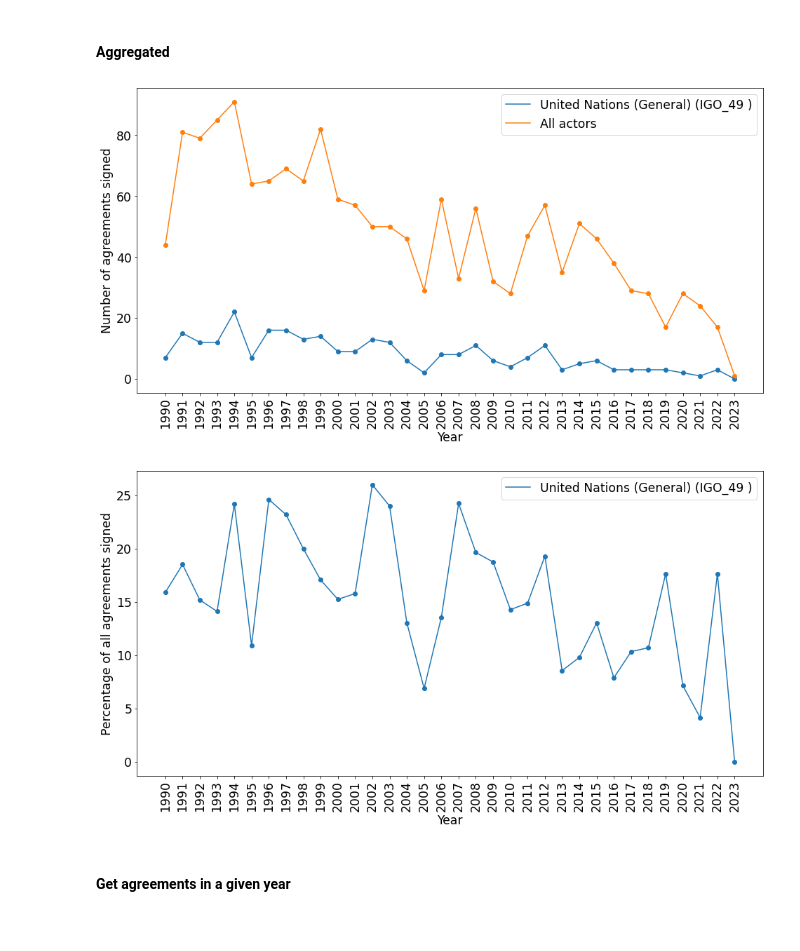
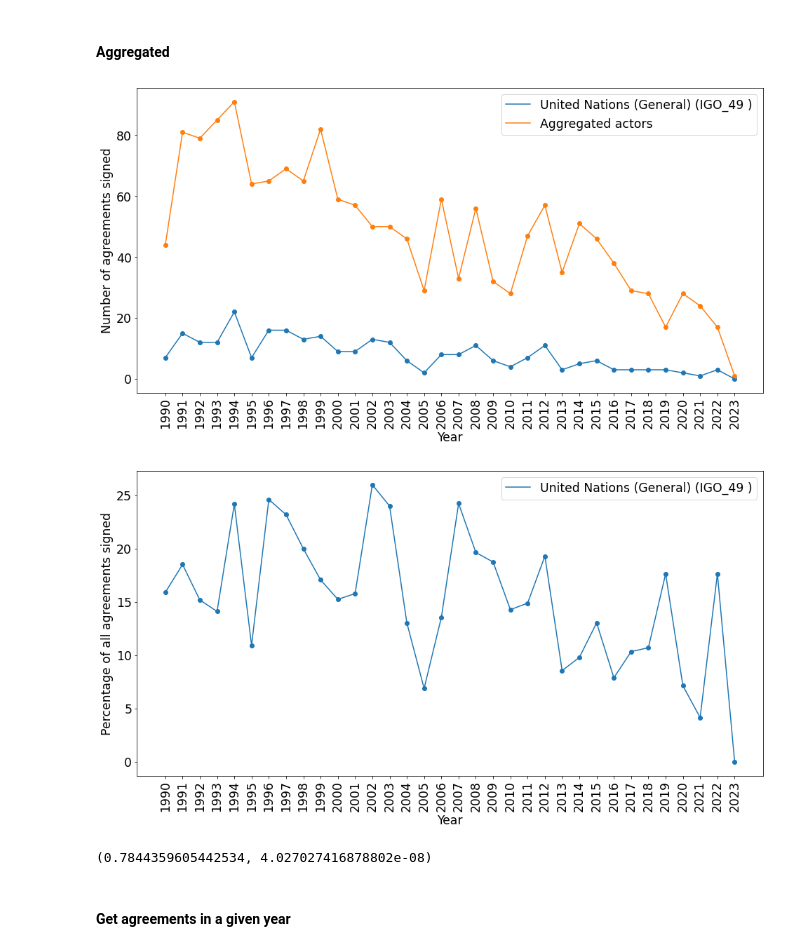
Before and after one commit to roybgardner/agreements-actors, a Jupyter notebook: un_analysis.ipynb, the cells around one changed output. Cells and saved outputs as stored; diff of their text form; code cells hidden in the pictures.

```diff
--- a/un_analysis.ipynb
+++ b/un_analysis.ipynb
@@ -315,36 +308,41 @@ for j,v in enumerate(matrix_t[actor_index]):
 #print(len(year_vector),sum(year_vector))
 #print(list(zip(year_list,ag_year_vector,year_vector)))
 
 
 x = range(0,len(year_vector))
 
 f = plt.figure(figsize=(16,8))
 plt.plot(x,year_vector,label=actor_label)
 plt.scatter(x,year_vector)
-plt.plot(x,ag_year_vector,label='All actors')
+plt.plot(x,ag_year_vector,label='Aggregated actors')
 plt.scatter(x,ag_year_vector)
 plt.ylabel('Number of agreements signed',fontsize='xx-large')
 plt.yticks(fontsize='xx-large')
 plt.xlabel('Year',fontsize='xx-large')
 plt.xticks(x,year_list,rotation=90,fontsize='xx-large')
 plt.legend(fontsize='xx-large')
 plt.show()
 
 # As proportion of agreements in a year
 percent_vector = [round((v/ag_year_vector[i])*100,3) for i,v in enumerate(year_vector)]
 
 f = plt.figure(figsize=(16,8))
 plt.plot(x,percent_vector,label=actor_label)
 plt.scatter(x,percent_vector)
 plt.ylabel('Percentage of all agreements signed',fontsize='xx-large')
 plt.yticks(fontsize='xx-large')
 plt.xlabel('Year',fontsize='xx-large')
 plt.xticks(x,year_list,rotation=90,fontsize='xx-large')
 plt.legend(fontsize='xx-large')
 plt.show()
+
+print()
+
+print(stats.pearsonr(year_vector,percent_vector))
 # %% [output]
-[figure, old version]
+[figure, new version]
 [figure]
+(0.7844359605442534, 4.027027416878802e-08)
 # %% [markdown]
 #### Get agreements in a given year
 # %%
```
Also changed, not shown: parts of 7 cells of this notebook, 6 other files.
